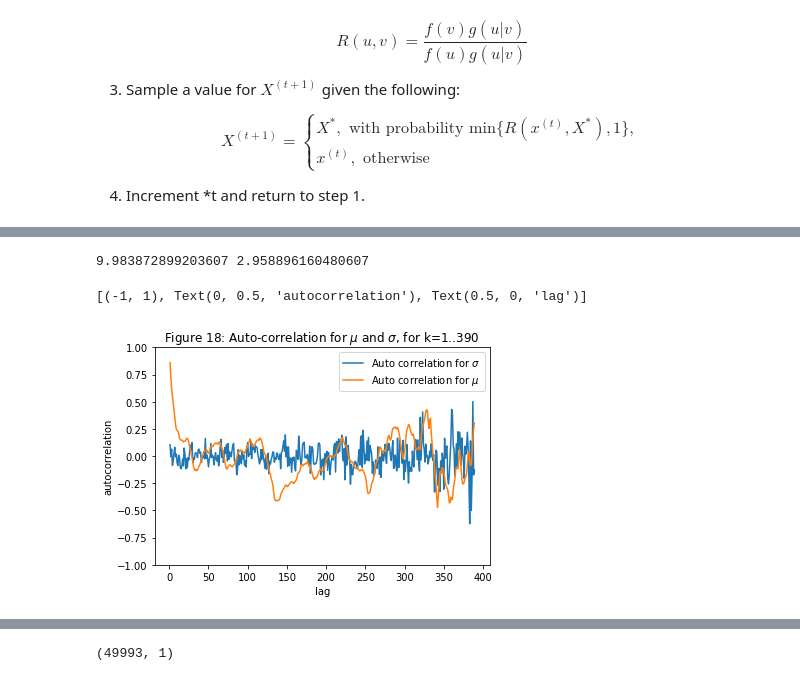
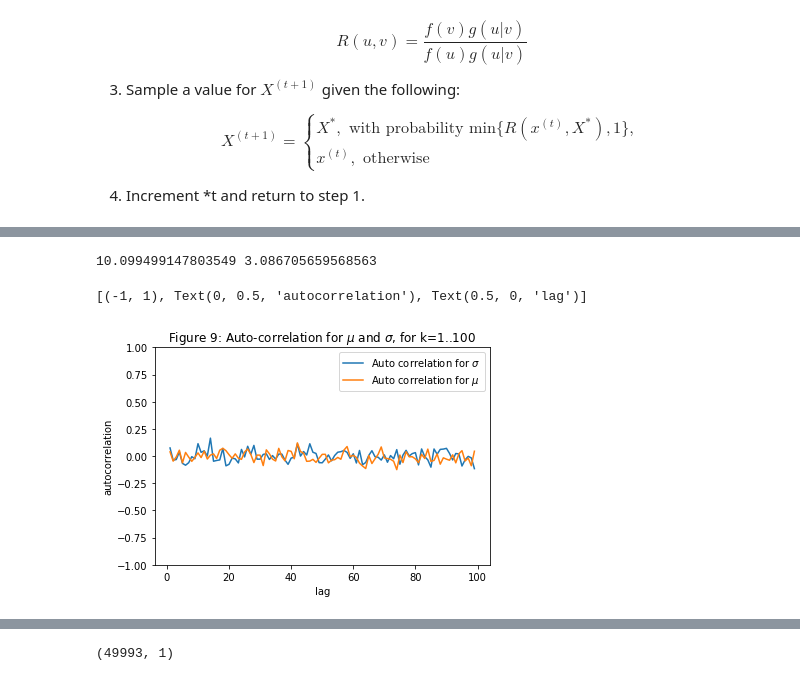
Before and after one commit to jaworra/MCMC-Python, a Jupyter notebook: MCMC_ver1.ipynb, the cells around one changed output, grey strips where cells are left out. Saved outputs shown, nothing was run; the diff lists cells and outputs as text; code cells hidden in the pictures.

```diff
--- a/MCMC_ver1.ipynb
+++ b/MCMC_ver1.ipynb
@@ -66,7 +73,9 @@ For simplicity we will initially adopt a normal distribution for both target and
 #The tranistion model defines how to move from sigma_current to sigma_new
 
 #transition_model = lambda x: [x[0],np.random.normal(x[1],0.5,(1,))[0]]
-transition_model = lambda x: np.random.normal(x,[0.05,5],(2,))
+#transition_model = lambda x: np.random.normal(x,[0.5,5],(2,))
+#transition_model = lambda x: np.random.normal(x,[0.5,5],(2,))
+transition_model = lambda x: np.random.normal(x,1,(2,))
 
 def prior(w):
     #w[0] = mu, x[1]=sigma (new or current)
@@ -232,36 +247,36 @@ mean_acc_0=accepted[show:,0].mean()
 mean_acc_1=accepted[show:,1].mean()
 print(mean_acc_0,mean_acc_1)
 
-lag=np.arange(1,390)
+lag=np.arange(1,100)
 def autocorr(accepted,lag):
     num_0=0
     denom_0=0
     num_1=0
     denom_1=0
     for i in range(accepted.shape[0]-lag):
         num_0+=(accepted[i,0]-mean_acc_0)*(accepted[i+lag,0]-mean_acc_0)
         num_1+=(accepted[i,1]-mean_acc_1)*(accepted[i+lag,1]-mean_acc_1)
         denom_0+=(mean_acc_0-accepted[i,0])**2
         denom_1+=(mean_acc_1-accepted[i,1])**2
     rk_0=num_0/denom_0
     rk_1=num_1/denom_1
     return rk_0, rk_1
 
 
 accepted_reversed=accepted[show:,:]
 result=np.zeros((2,lag.shape[0]))
 #print(lag)
 for l in lag:
     result[:,l-1]=autocorr(accepted_reversed,l)
 
 
 fig, ax = plt.subplots()
 ax.plot(lag, result[1,:], label='Auto correlation for $\sigma$')
 ax.plot(lag, result[0,:], label='Auto correlation for $\mu$')
 ax.legend(loc=0)
-ax.set_title("Figure 18: Auto-correlation for $\mu$ and $\sigma$, for k=1..390")
+ax.set_title("Figure 9: Auto-correlation for $\mu$ and $\sigma$, for k=1..100")
 ax.set(xlabel='lag', ylabel='autocorrelation', ylim=(-1, 1))
 # %% [output]
-9.983872899203607 2.958896160480607
+10.099499147803549 3.086705659568563
 [(-1, 1), Text(0, 0.5, 'autocorrelation'), Text(0.5, 0, 'lag')]
-[figure, old version]
+[figure, new version]
```
Also changed, not shown: parts of 7 cells of this notebook, 7 other files.
